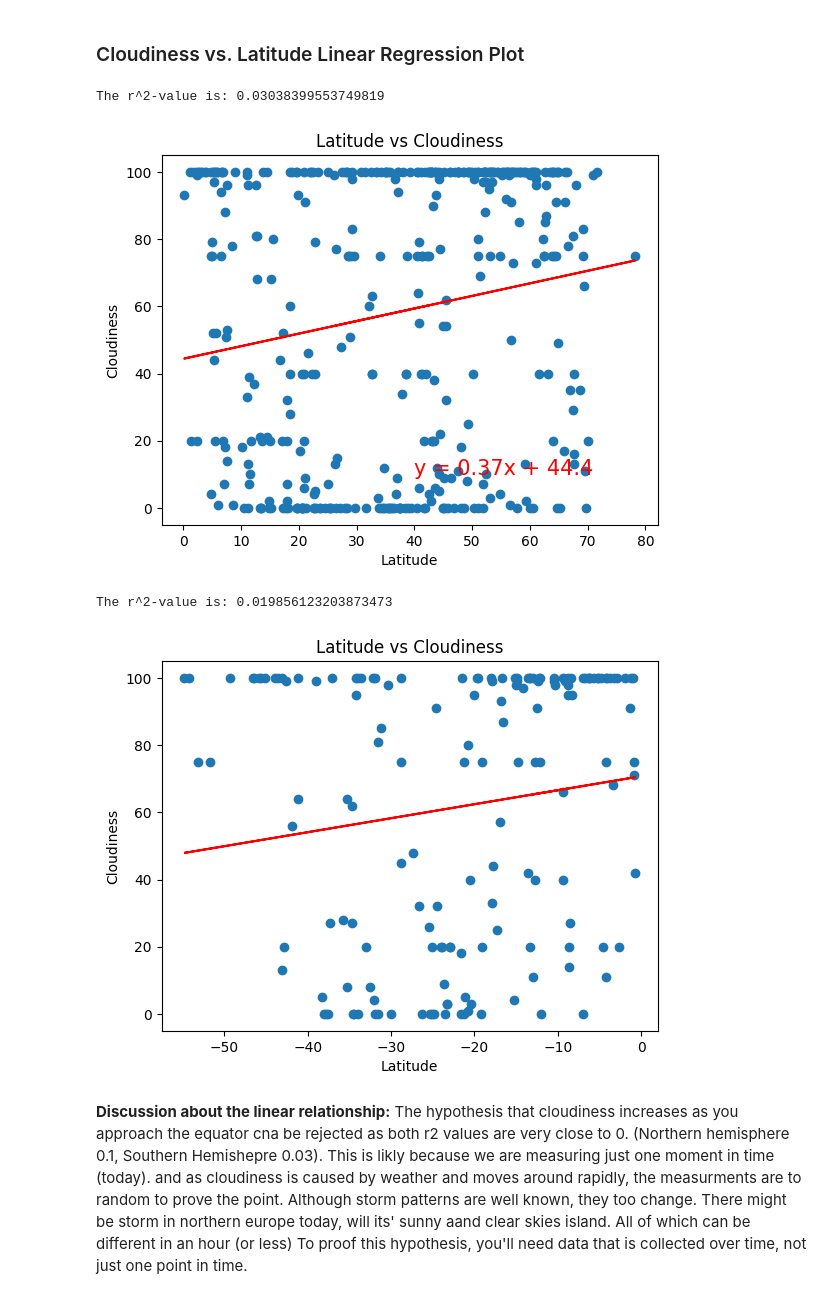
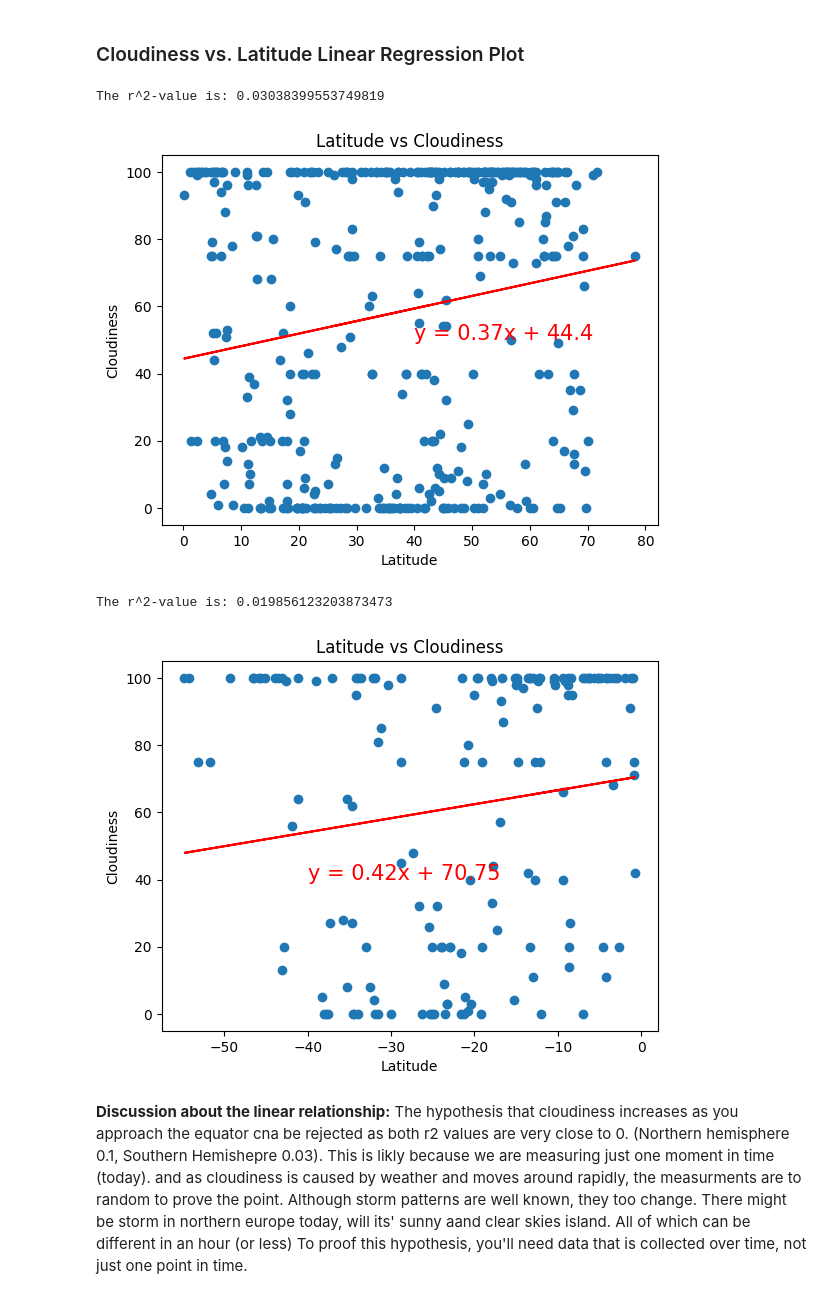
Before and after one commit to JHBoon/python_api_challenge_2025, a Jupyter notebook: Weatherpy/Starter_Code/WeatherPy.ipynb, the cells around one changed output. Drawn from its saved outputs; the diff is of its cells as text; code cells hidden in the pictures.

```diff
--- a/Weatherpy/Starter_Code/WeatherPy.ipynb
+++ b/Weatherpy/Starter_Code/WeatherPy.ipynb
@@ -294,7 +293,7 @@ def plot_linear_regression(x_values, y_values, title, text_coordinates):
     plt.show()
 # %%
 # Create a DataFrame with the Northern Hemisphere data (Latitude >= 0)
-northern_hemi_df = city_data_df[(city_data_df["Lat"]>=0) & (city_data_df["Lat"]<90)]
+northern_hemi_df = city_data_df[(city_data_df["Lat"]>=0)]
 
 # Display sample data
 northern_hemi_df.head()
@@ -369,19 +368,19 @@ Both the Northern and Southern Hemispheres show a weak correlation between latit
 # %%
 # Northern Hemisphere
 x_values = northern_hemi_df["Lat"]
 y_values = northern_hemi_df["Cloudiness"]
-plot_linear_regression(x_values,y_values,"Cloudiness", (40,10))
+plot_linear_regression(x_values,y_values,"Cloudiness", (40,50))
 # %% [output]
 The r^2-value is: 0.03038399553749819
-[figure, old version]
+[figure, new version]
 # %%
 # Southern Hemisphere
 x_values = southern_hemi_df["Lat"]
 y_values = southern_hemi_df["Cloudiness"]
-plot_linear_regression(x_values,y_values,"Cloudiness", (-60,30))
+plot_linear_regression(x_values,y_values,"Cloudiness", (-40,40))
 # %% [output]
 The r^2-value is: 0.019856123203873473
-[figure, old version]
+[figure, new version]
 # %% [markdown]
 **Discussion about the linear relationship:**  The hypothesis that cloudiness increases as you approach the equator cna be rejected as both r2 values are very close to 0. (Northern hemisphere 0.1, Southern Hemishepre 0.03). This is likly because we are measuring just one moment in time (today). and as cloudiness is caused by weather and moves around rapidly, the measurments are to random to prove the point. Although storm patterns are well known, they too change. There might be storm in northern europe today, will its' sunny aand clear skies island. All of which can be different in an hour (or less) To proof this hypothesis, you'll need data that is collected over time, not just one point in time.
 # %% [markdown]
```
Also changed, not shown: parts of 4 cells of this notebook, 1 other file.
